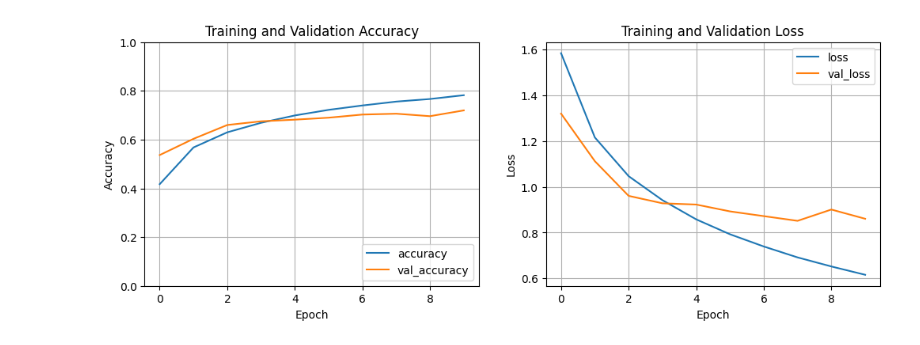
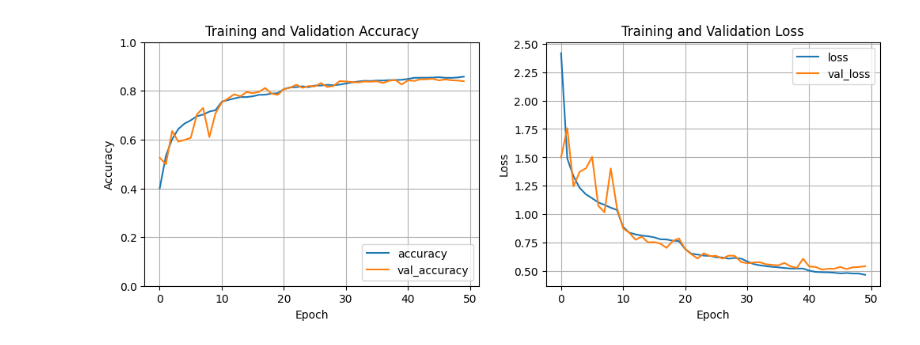
Before and after one commit to Lamz16/CIFAR-10, a Jupyter notebook: CIFAR_10.ipynb, the cells around one changed output. Saved outputs shown, nothing was run; the diff lists cells and outputs as text; code cells hidden in the pictures.

```diff
--- a/CIFAR_10.ipynb
+++ b/CIFAR_10.ipynb
@@ -26,64 +23,82 @@ Requirement already satisfied: mdurl~=0.1 in /usr/local/lib/python3.10/dist-pack
 # %%
 import tensorflow as tf
-from tensorflow.keras import datasets, layers, models
-from keras_tuner.tuners import RandomSearch
+from tensorflow.keras import datasets, layers, models, regularizers
+from tensorflow.keras.preprocessing.image import ImageDataGenerator
+from tensorflow.keras.callbacks import LearningRateScheduler
 import matplotlib.pyplot as plt
+import numpy as np
+from tensorflow.keras.preprocessing import image
 
-
+# Load dataset CIFAR-10
 (train_images, train_labels), (test_images, test_labels) = datasets.cifar10.load_data()
 train_images, test_images = train_images / 255.0, test_images / 255.0
 
+# Class names
+class_names = ['airplane', 'automobile', 'bird', 'cat', 'deer', 'dog', 'frog', 'horse', 'ship', 'truck']
 
-class_names = ['airplane', 'automobile', 'bird', 'cat', 'dear', 'dog', 'frog', 'horse','ship', 'truck']
+# Data augmentation
+datagen = ImageDataGenerator(
+    rotation_range=15,
+    width_shift_range=0.1,
+    height_shift_range=0.1,
+    horizontal_flip=True
+)
+datagen.fit(train_images)
 
-def build_model(hp):
-  model = models.Sequential()
-  model.add(layers.Conv2D(hp.Int('conv1_units', min_value=32, max_value=128, step=16), (3,3), activation='relu', input_shape=(32,32,3)))
-  model.add(layers.MaxPooling2D((2,2)))
-  model.add(layers.Conv2D(hp.Int('conv2_units', min_value=32, max_value=128, step=16), (3,3), activation='relu'))
-  model.add(layers.MaxPooling2D((2,2)))
-  model.add(layers.Conv2D(hp.Int('conv3_units', min_value=32, max_value=128, step=16), (3,3), activation='relu'))
-  model.add(layers.Flatten())
-  model.add(layers.Dense(hp.Int('dense_units', min_value=32, max_value=128, step=16), activation='relu'))
-  model.add(layers.Dropout(hp.Float('dropout_rate', min_value=0.0, max_value=0.5, step=0.1)))
-  model.add(layers.Dense(10))
+# Build model
+def build_model():
+    model = models.Sequential()
+    model.add(layers.Conv2D(64, (3, 3), activation='relu', input_shape=(32, 32, 3)))
+    model.add(layers.BatchNormalization())
+    model.add(layers.MaxPooling2D((2, 2)))
 
-  optimizer = tf.keras.optimizers.Adam(learning_rate= hp.Choice('learning_rate', values=[1e-2, 1e-3, 1e-4]))
+    model.add(layers.Conv2D(128, (3, 3), activation='relu'))
+    model.add(layers.BatchNormalization())
+    model.add(layers.MaxPooling2D((2, 2)))
 
-  model.compile(optimizer=optimizer, loss=tf.keras.losses.SparseCategoricalCrossentropy(from_logits=True), metrics=['accuracy'])
+    model.add(layers.Conv2D(256, (3, 3), activation='relu'))
+    model.add(layers.BatchNormalization())
+    model.add(layers.MaxPooling2D((2, 2)))
 
-  return model
+    model.add(layers.Flatten())
+    model.add(layers.Dense(128, activation='relu', kernel_regularizer=regularizers.l2(0.01)))
+    model.add(layers.Dropout(0.5))
+    model.add(layers.Dense(10))
 
+    optimizer = tf.keras.optimizers.Adam(learning_rate=1e-3)
+    model.compile(optimizer=optimizer,
+                  loss=tf.keras.losses.SparseCategoricalCrossentropy(from_logits=True),
+                  metrics=['accuracy'])
+    return model
 
-tuner = RandomSearch(
-    build_model,
-    objective= 'val_accuracy',
-    max_trials=30,
-    executions_per_trial=1,
-    directory ='my_dir',
-    project_name ='cifar10_tunning'
-  )
+model = build_model()
 
-tuner.search(train_images, train_labels, epochs=5, validation_data=(test_images, test_labels))
+# Learning rate scheduler
+def lr_schedule(epoch):
+    return 1e-3 * (0.5 ** (epoch // 10))
 
-best_hps = tuner.get_best_hyperparameters(num_trials=1)[0]
-model = tuner.hypermodel.build(best_hps)
-history = model.fit(train_images, train_labels, epochs=10, validation_data=(test_images, test_labels))
+lr_scheduler = LearningRateScheduler(lr_schedule)
 
+# Train model
+history = model.fit(datagen.flow(train_images, train_labels, batch_size=64),
+                    epochs=50, validation_data=(test_images, test_labels),
+                    callbacks=[lr_scheduler])
 
+# Plot results
 plt.figure(figsize=(12, 4))
 plt.subplot(1, 2, 1)
 plt.plot(history.history['accuracy'], label='accuracy')
-plt.plot(history.history['val_accuracy'], label = 'val_accuracy')
+plt.plot(history.history['val_accuracy'], label='val_accuracy')
 plt.xlabel('Epoch')
 plt.ylabel('Accuracy')
 plt.ylim([0, 1])
 plt.legend(loc='lower right')
 plt.title('Training and Validation Accuracy')
 plt.grid()
+
 plt.subplot(1, 2, 2)
 plt.plot(history.history['loss'], label='loss')
-plt.plot(history.history['val_loss'], label = 'val_loss')
+plt.plot(history.history['val_loss'], label='val_loss')
 plt.xlabel('Epoch')
 plt.ylabel('Loss')
 plt.legend(loc='upper right')
@@ -112,2 +128,2 @@ Epoch 10/10
-[figure, old version]
+[figure, new version]
 # %%
```
Also changed, not shown: parts of 3 cells of this notebook.
